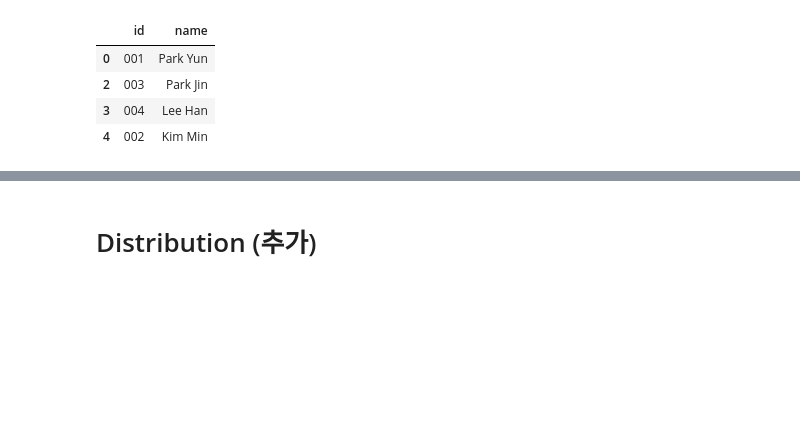
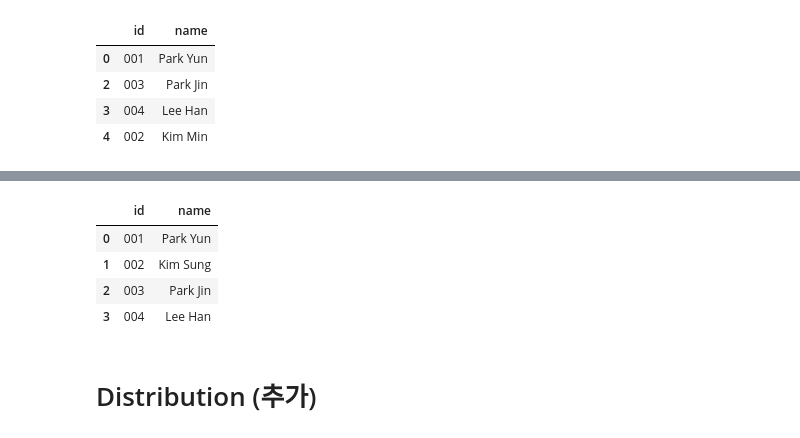
Before and after one commit to hwan141592/Python_Basic, a Jupyter notebook: AIFFEL_14_Review.ipynb, the cells around one changed output, grey strips where cells are left out. Drawn from its saved outputs; the diff is of its cells as text; code cells hidden in the pictures; blank space fills up the shorter version.

```diff
--- a/AIFFEL_14_Review_Hwan.ipynb
+++ b/AIFFEL_14_Review.ipynb
@@ -288,3 +295,7 @@ df.drop_duplicates(subset=['id'], keep='last')
 | 2 | 003 | Park Jin |
 | 3 | 004 | Lee Han |
 | 4 | 002 | Kim Min |
+# %%
+df2 = pd.DataFrame({'id':['001', '002', '003', '004', '002'],
+                   'name':['Park Yun', 'Kim Sung', 'Park Jin', 'Lee Han', 'Kim Min']})
+df2
@@ -291,3 +309,11 @@ df.drop_duplicates(subset=['id'], keep='last')
+# %%
+df2.drop_duplicates(subset=['id'])  # 디폴트 : keep='first'
+# %% [output]
+|  | id | name |
+| 0 | 001 | Park Yun |
+| 1 | 002 | Kim Sung |
+| 2 | 003 | Park Jin |
+| 3 | 004 | Lee Han |
 # %% [markdown]
 # Distribution (추가)
 # %%
```
Also changed, not shown: parts of 32 cells of this notebook.
